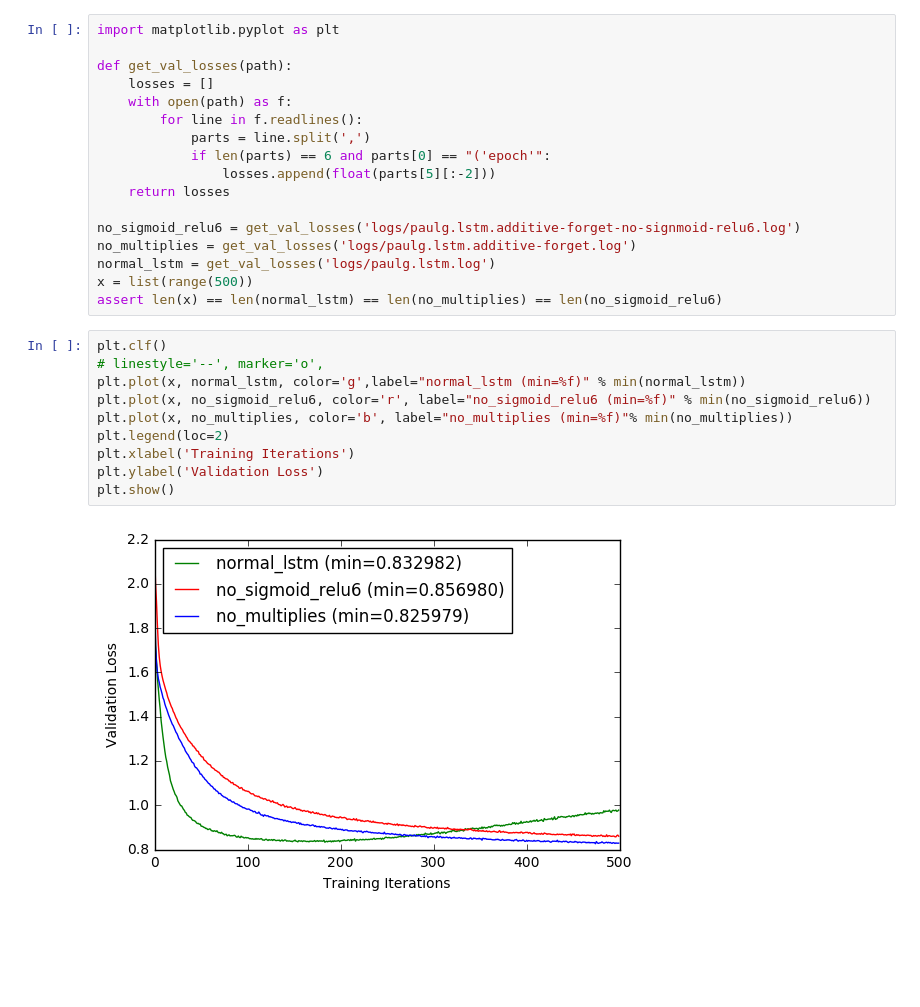
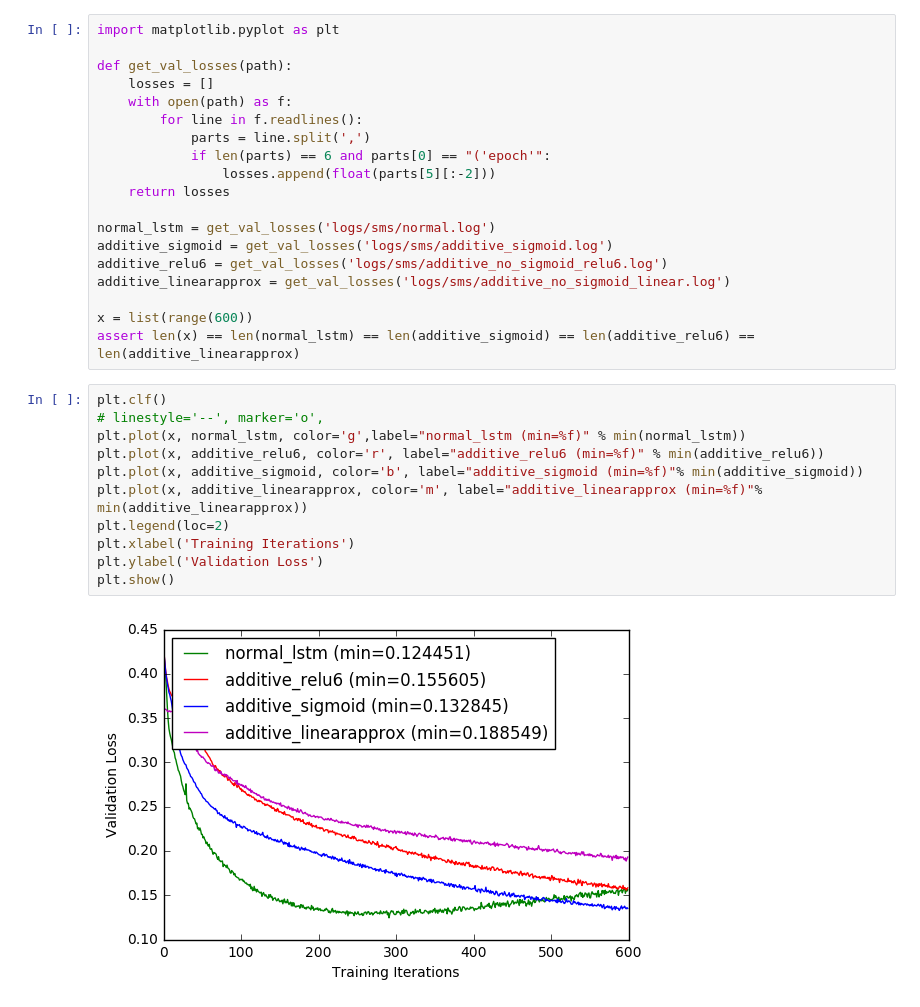
Before and after one commit to skoppula/rnn-from-scratch, a Jupyter notebook: graph_results.ipynb, the cells around one changed output. Saved outputs shown, nothing was run; the diff lists cells and outputs as text; blank space fills up the shorter version.

Commit message:
update graphing

```diff
--- a/graph_results.ipynb
+++ b/graph_results.ipynb
@@ -10,20 +10,23 @@ def get_val_losses(path):
                 losses.append(float(parts[5][:-2]))
     return losses
 
-no_sigmoid_relu6 = get_val_losses('logs/paulg.lstm.additive-forget-no-signmoid-relu6.log')
-no_multiplies = get_val_losses('logs/paulg.lstm.additive-forget.log')
-normal_lstm = get_val_losses('logs/paulg.lstm.log')
-x = list(range(500))
-assert len(x) == len(normal_lstm) == len(no_multiplies) == len(no_sigmoid_relu6)
+normal_lstm = get_val_losses('logs/sms/normal.log')
+additive_sigmoid = get_val_losses('logs/sms/additive_sigmoid.log')
+additive_relu6 = get_val_losses('logs/sms/additive_no_sigmoid_relu6.log')
+additive_linearapprox = get_val_losses('logs/sms/additive_no_sigmoid_linear.log')
+
+x = list(range(600))
+assert len(x) == len(normal_lstm) == len(additive_sigmoid) == len(additive_relu6) == len(additive_linearapprox)
 # %%
 plt.clf()
 # linestyle='--', marker='o',
 plt.plot(x, normal_lstm, color='g',label="normal_lstm (min=%f)" % min(normal_lstm))
-plt.plot(x, no_sigmoid_relu6, color='r', label="no_sigmoid_relu6 (min=%f)" % min(no_sigmoid_relu6))
-plt.plot(x, no_multiplies, color='b', label="no_multiplies (min=%f)"% min(no_multiplies))
+plt.plot(x, additive_relu6, color='r', label="additive_relu6 (min=%f)" % min(additive_relu6))
+plt.plot(x, additive_sigmoid, color='b', label="additive_sigmoid (min=%f)"% min(additive_sigmoid))
+plt.plot(x, additive_linearapprox, color='m', label="additive_linearapprox (min=%f)"% min(additive_linearapprox))
 plt.legend(loc=2)
 plt.xlabel('Training Iterations')
 plt.ylabel('Validation Loss')
 plt.show()
 # %% [output]
-[figure, old version]
+[figure, new version]
```
